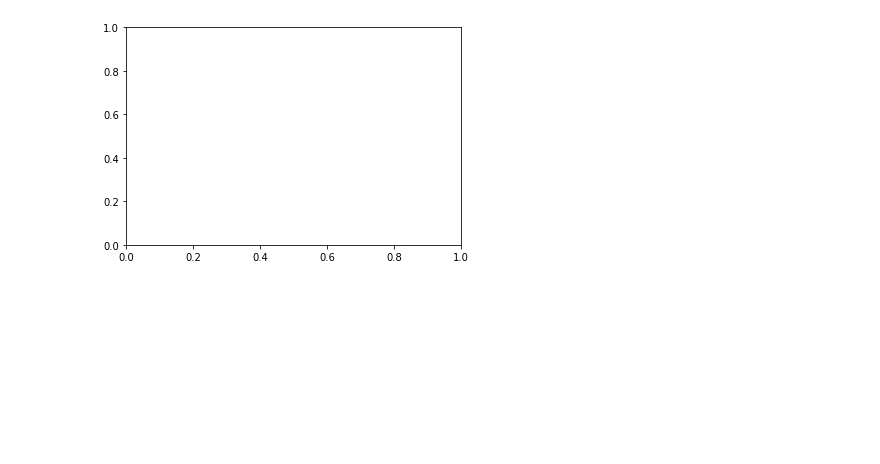
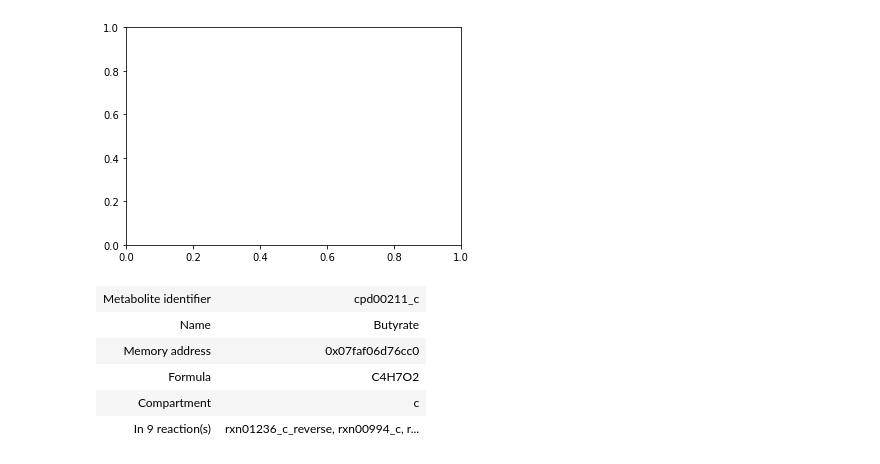
Before and after one commit to gregmedlock/asf_interactions, a Jupyter notebook: bin/test_crossfed.ipynb, the cells around one changed output. Drawn from its saved outputs; the diff is of its cells as text; code cells hidden in the pictures; blank space fills up the shorter version.

```diff
--- a/bin/test_crossfed.ipynb
+++ b/bin/test_crossfed.ipynb
@@ -278,4 +336,11 @@ pd.DataFrame.from_dict(supplemented_356['valine'],orient='index').max()
 # %%
 # Perform FVA on the exchange reactions to get
 # %%
-ensemble_dict['ASF356'].base_model.metabolites.get_by_id('cpd00374_c')
+ensemble_dict['ASF519'].base_model.metabolites.get_by_id('cpd00211_c')
+# %% [output]
+| Metabolite identifier | cpd00211_c |
+| Name | Butyrate |
+| Memory address | 0x07faf06d76cc0 |
+| Formula | C4H7O2 |
+| Compartment | c |
+| In 9 reaction(s) | rxn01236_c_reverse, rxn00994_c, r... |
```
Also changed, not shown: parts of 3 cells of this notebook, 1 other file.
